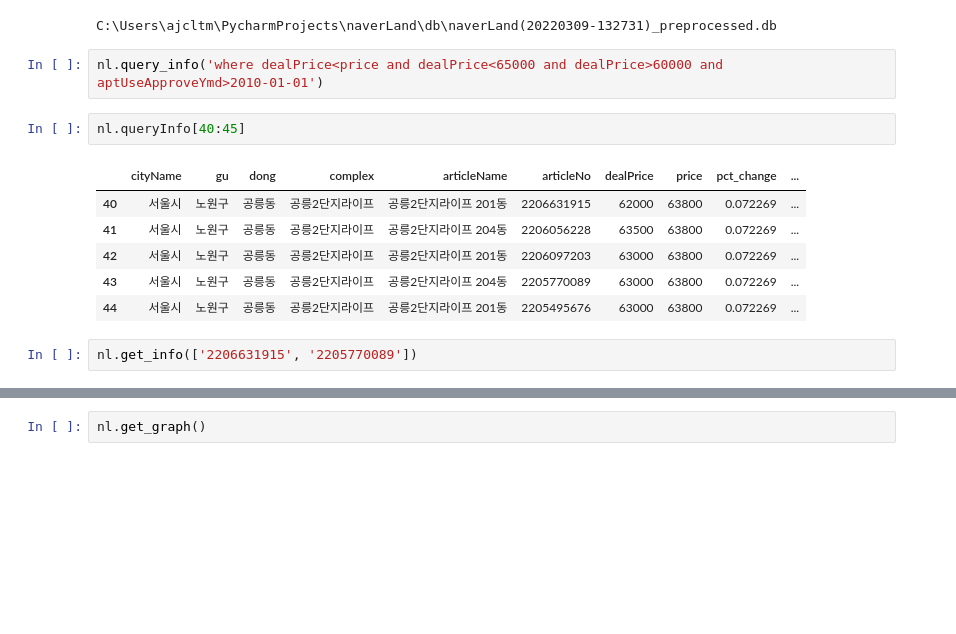
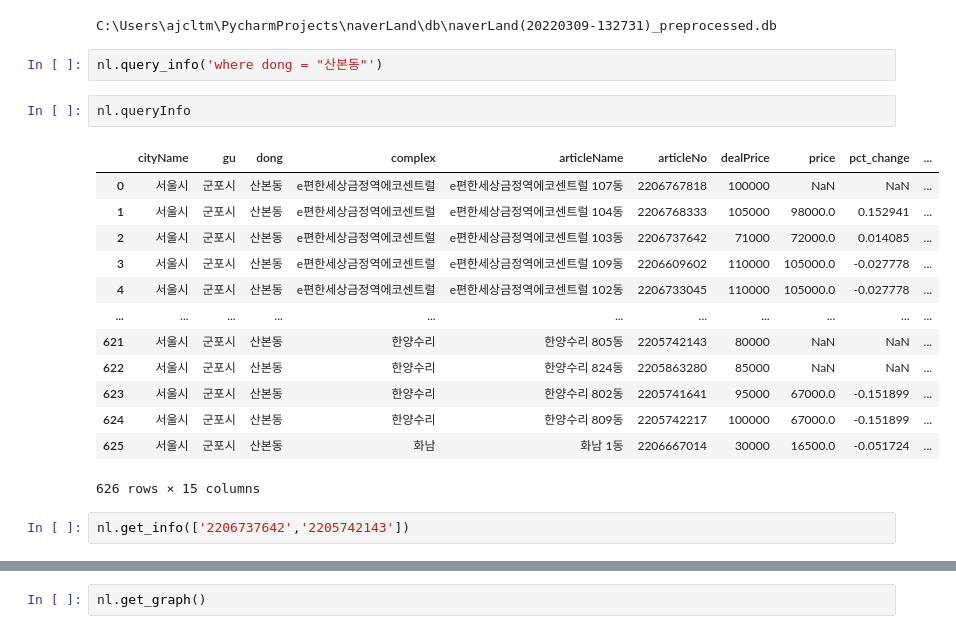
Before and after one commit to ajcltm/naverLand, a Jupyter notebook: library/notebook.ipynb, the cells around one changed output, grey strips where cells are left out. Cells and saved outputs as stored; diff of their text form; blank space fills up the shorter version.

```diff
--- a/library/notebook.ipynb
+++ b/library/notebook.ipynb
@@ -7,19 +7,26 @@ db_path = Path().home().joinpath('PycharmProjects','naverLand', 'db', file_name)
 nl = NaverLand(db_path)
 # %% [output]
 C:\Users\ajcltm\PycharmProjects\naverLand\db\naverLand(20220309-132731)_preprocessed.db
-# %%
-nl.query_info('where dealPrice<price and dealPrice<65000 and dealPrice>60000 and aptUseApproveYmd>2010-01-01')
+# %%
+nl.query_info('where dong = "산본동"')
 # %%
-nl.queryInfo[40:45]
+nl.queryInfo
 # %% [output]
 |  | cityName | gu | dong | complex | articleName | articleNo | dealPrice | price | pct_change | ... |
-| 40 | 서울시 | 노원구 | 공릉동 | 공릉2단지라이프 | 공릉2단지라이프 201동 | 2206631915 | 62000 | 63800 | 0.072269 | ... |
-| 41 | 서울시 | 노원구 | 공릉동 | 공릉2단지라이프 | 공릉2단지라이프 204동 | 2206056228 | 63500 | 63800 | 0.072269 | ... |
-| 42 | 서울시 | 노원구 | 공릉동 | 공릉2단지라이프 | 공릉2단지라이프 201동 | 2206097203 | 63000 | 63800 | 0.072269 | ... |
-| 43 | 서울시 | 노원구 | 공릉동 | 공릉2단지라이프 | 공릉2단지라이프 204동 | 2205770089 | 63000 | 63800 | 0.072269 | ... |
-| 44 | 서울시 | 노원구 | 공릉동 | 공릉2단지라이프 | 공릉2단지라이프 201동 | 2205495676 | 63000 | 63800 | 0.072269 | ... |
+| 0 | 서울시 | 군포시 | 산본동 | e편한세상금정역에코센트럴 | e편한세상금정역에코센트럴 107동 | 2206767818 | 100000 | NaN | NaN | ... |
+| 1 | 서울시 | 군포시 | 산본동 | e편한세상금정역에코센트럴 | e편한세상금정역에코센트럴 104동 | 2206768333 | 105000 | 98000.0 | 0.152941 | ... |
+| 2 | 서울시 | 군포시 | 산본동 | e편한세상금정역에코센트럴 | e편한세상금정역에코센트럴 103동 | 2206737642 | 71000 | 72000.0 | 0.014085 | ... |
+| 3 | 서울시 | 군포시 | 산본동 | e편한세상금정역에코센트럴 | e편한세상금정역에코센트럴 109동 | 2206609602 | 110000 | 105000.0 | -0.027778 | ... |
+| 4 | 서울시 | 군포시 | 산본동 | e편한세상금정역에코센트럴 | e편한세상금정역에코센트럴 102동 | 2206733045 | 110000 | 105000.0 | -0.027778 | ... |
+| ... | ... | ... | ... | ... | ... | ... | ... | ... | ... | ... |
+| 621 | 서울시 | 군포시 | 산본동 | 한양수리 | 한양수리 805동 | 2205742143 | 80000 | NaN | NaN | ... |
+| 622 | 서울시 | 군포시 | 산본동 | 한양수리 | 한양수리 824동 | 2205863280 | 85000 | NaN | NaN | ... |
+| 623 | 서울시 | 군포시 | 산본동 | 한양수리 | 한양수리 802동 | 2205741641 | 95000 | 67000.0 | -0.151899 | ... |
+| 624 | 서울시 | 군포시 | 산본동 | 한양수리 | 한양수리 809동 | 2205742217 | 100000 | 67000.0 | -0.151899 | ... |
+| 625 | 서울시 | 군포시 | 산본동 | 화남 | 화남 1동 | 2206667014 | 30000 | 16500.0 | -0.051724 | ... |
+626 rows × 15 columns
 # %%
-nl.get_info(['2206631915', '2205770089'])
+nl.get_info(['2206737642','2205742143'])
 # %%
 nl.mainInfo
 # %% [output]
```
Also changed, not shown: parts of 4 cells of this notebook, 5 other files.
